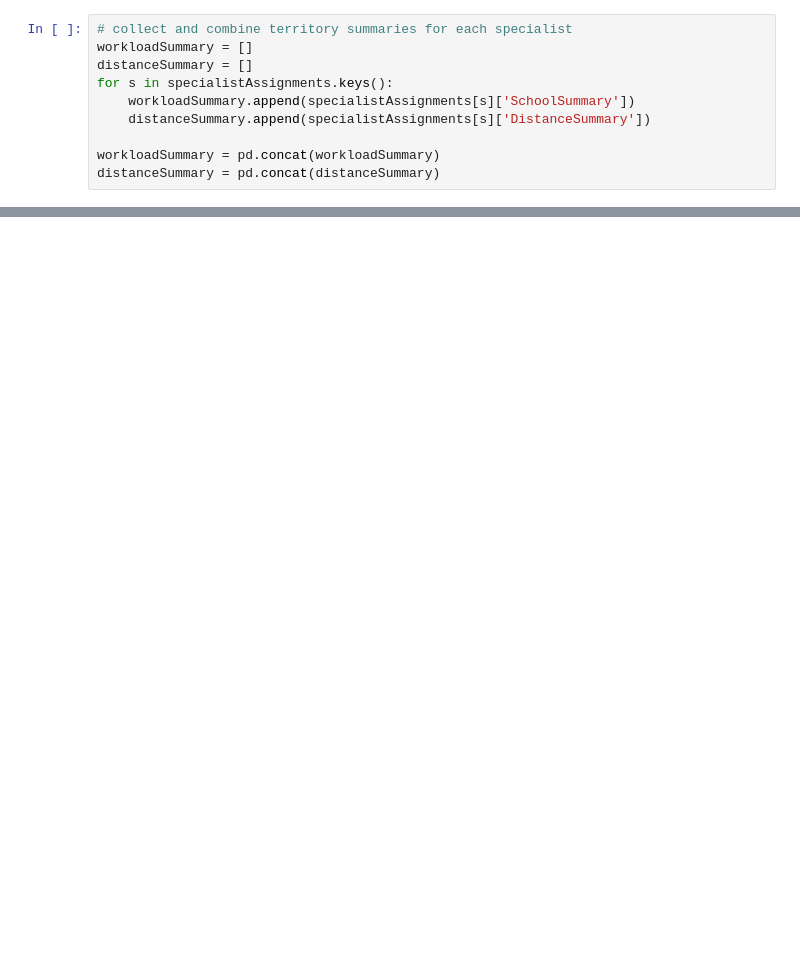
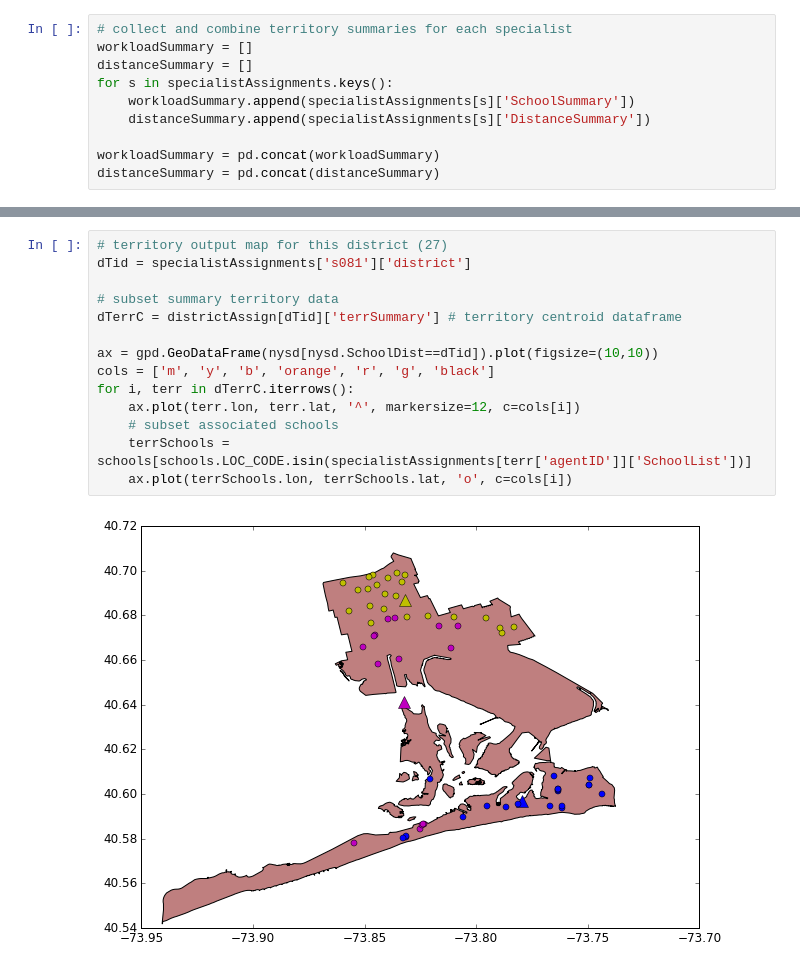
Before and after one commit to diogomiura/USI_Mental_Health, a Jupyter notebook: Specialist-Allocation-Model-v3.ipynb, the cells around one changed output, grey strips where cells are left out. Cells and saved outputs as stored; diff of their text form; blank space fills up the shorter version.

```diff
--- a/Specialist-Allocation-Model-v3.ipynb
+++ b/Specialist-Allocation-Model-v3.ipynb
@@ -665,0 +734,16 @@ ax2.set_xlabel('Specialist number')
+# %%
+# territory output map for this district (27)
+dTid = specialistAssignments['s081']['district']
+
+# subset summary territory data
+dTerrC = districtAssign[dTid]['terrSummary'] # territory centroid dataframe
+
+ax = gpd.GeoDataFrame(nysd[nysd.SchoolDist==dTid]).plot(figsize=(10,10))
+cols = ['m', 'y', 'b', 'orange', 'r', 'g', 'black']
+for i, terr in dTerrC.iterrows():
+    ax.plot(terr.lon, terr.lat, '^', markersize=12, c=cols[i])
+    # subset associated schools
+    terrSchools = schools[schools.LOC_CODE.isin(specialistAssignments[terr['agentID']]['SchoolList'])]
+    ax.plot(terrSchools.lon, terrSchools.lat, 'o', c=cols[i])
+# %% [output]
+[figure, added]
```
Also changed, not shown: parts of 20 cells of this notebook.
